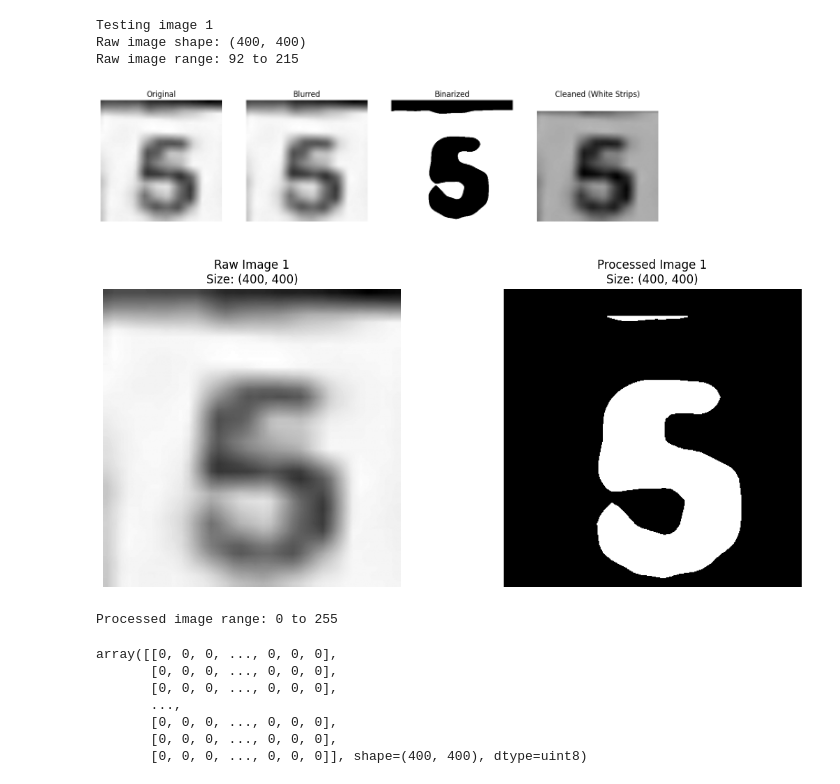
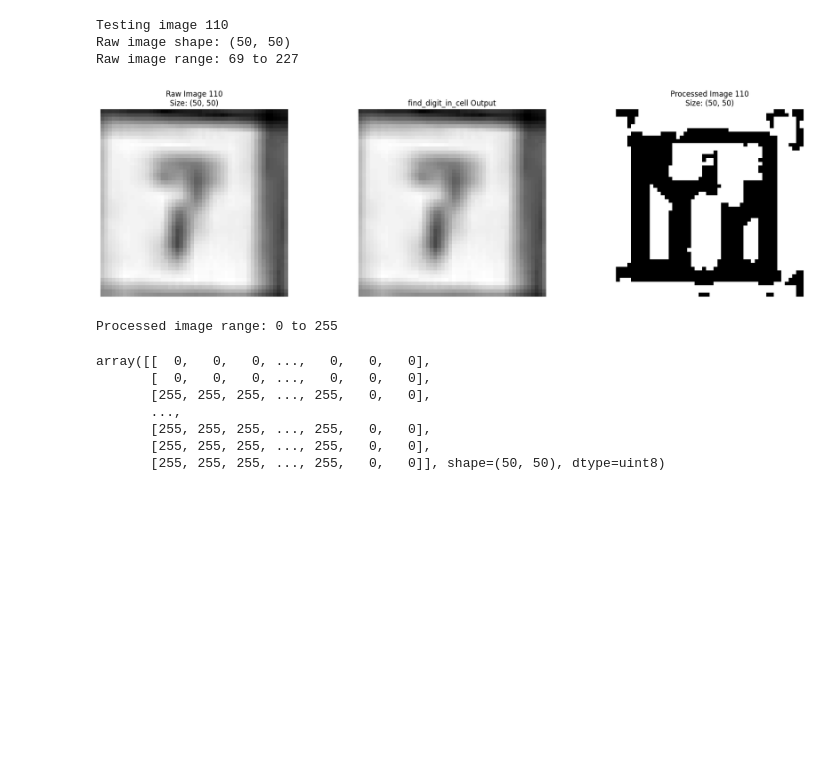
Before and after one commit to csem11/sudoku_solver, a Jupyter notebook: src/detection/extraction_optimizer.ipynb, the cells around one changed output. Drawn from its saved outputs; the diff is of its cells as text; code cells hidden in the pictures; blank space fills up the shorter version.

```diff
--- a/src/detection/extraction_optimizer.ipynb
+++ b/src/detection/extraction_optimizer.ipynb
@@ -200,16 +229,15 @@ array([[0, 0, 0, ..., 0, 0, 0],
-# %%
-test_process_cell(1, debug=True)
-# %% [output]
-Testing image 1
-Raw image shape: (400, 400)
-Raw image range: 92 to 215
-[figure, removed]
-[figure, removed]
-Processed image range: 0 to 255
-array([[0, 0, 0, ..., 0, 0, 0],
-       [0, 0, 0, ..., 0, 0, 0],
-       [0, 0, 0, ..., 0, 0, 0],
-       ...,
-       [0, 0, 0, ..., 0, 0, 0],
-       [0, 0, 0, ..., 0, 0, 0],
-       [0, 0, 0, ..., 0, 0, 0]], shape=(400, 400), dtype=uint8)
+# %%
+test_process_cell(110, debug=True)
+# %% [output]
+Testing image 110
+Raw image shape: (50, 50)
+Raw image range: 69 to 227
+[figure, added]
+Processed image range: 0 to 255
+array([[  0,   0,   0, ...,   0,   0,   0],
+       [  0,   0,   0, ...,   0,   0,   0],
+       [255, 255, 255, ..., 255,   0,   0],
+       ...,
+       [255, 255, 255, ..., 255,   0,   0],
+       [255, 255, 255, ..., 255,   0,   0],
+       [255, 255, 255, ..., 255,   0,   0]], shape=(50, 50), dtype=uint8)
```
Also changed, not shown: parts of 10 cells of this notebook, 50 other files.
